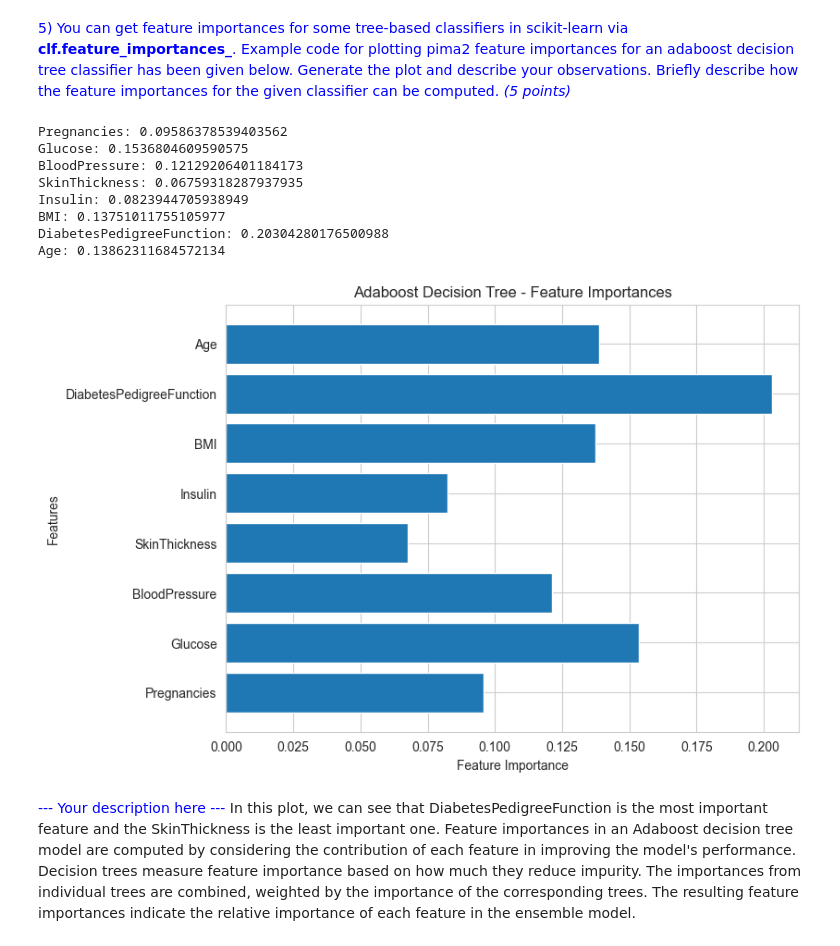
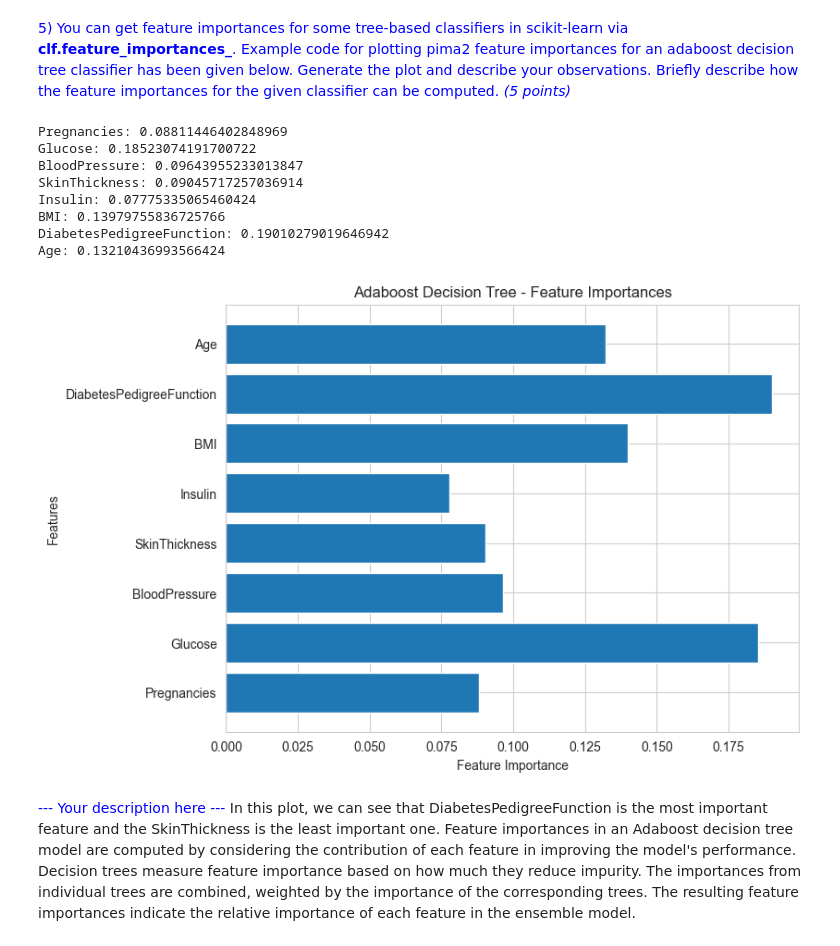
Before and after one commit to codingman-aiwass/data_mining, a Jupyter notebook: Assignment.ipynb, the cells around one changed output. Cells and saved outputs as stored; diff of their text form; code cells hidden in the pictures.

```diff
--- a/Assignment.ipynb
+++ b/Assignment.ipynb
@@ -560,37 +497,39 @@ And model after fine-tuning has reduced its tendency to make false positive pred
 <span style="color:blue">5) You can get feature importances for some tree-based classifiers in scikit-learn via **clf.feature_importances_**. Example code for plotting pima2 feature importances for an adaboost decision tree classifier has been given below. Generate the plot and describe your observations. Briefly describe how the feature importances for the given classifier can be computed. *(5 points)*</span>
 # %%
 # --- Your code here ---
+X = pima2.drop("Outcome",axis=1)
+y = pima2.Outcome
 X_train, X_test, y_train, y_test = train_test_split(X, y, test_size=0.25, random_state=0)
 # Build an Adaboost decision tree model
 base_model = DecisionTreeClassifier(max_depth=3)  # Define the base learner (decision tree)
 adaboost_model = AdaBoostClassifier(base_estimator=base_model, n_estimators=100)  # Build the Adaboost model
 adaboost_model.fit(X_train, y_train)  # Fit the model to the training data
 
 # Get feature importances
 feature_importances = adaboost_model.feature_importances_
 
 # Print feature importances
 for feature, importance in zip(X.columns, feature_importances):
     print(f"{feature}: {importance}")
 
 # Plot feature importances
 plt.figure(figsize=(8, 6))
 plt.barh(range(len(feature_importances)), feature_importances, align='center')
 plt.yticks(range(len(feature_importances)), X.columns)
 plt.xlabel('Feature Importance')
 plt.ylabel('Features')
 plt.title('Adaboost Decision Tree - Feature Importances')
 plt.show()
 # %% [output]
-Pregnancies: 0.09586378539403562
-Glucose: 0.1536804609590575
-BloodPressure: 0.12129206401184173
-SkinThickness: 0.06759318287937935
-Insulin: 0.0823944705938949
-BMI: 0.13751011755105977
-DiabetesPedigreeFunction: 0.20304280176500988
-Age: 0.13862311684572134
+Pregnancies: 0.08811446402848969
+Glucose: 0.18523074191700722
+BloodPressure: 0.09643955233013847
+SkinThickness: 0.09045717257036914
+Insulin: 0.07775335065460424
+BMI: 0.13979755836725766
+DiabetesPedigreeFunction: 0.19010279019646942
+Age: 0.13210436993566424
-[figure, old version]
+[figure, new version]
 # %% [markdown]
 <span style="color:blue">--- Your description here ---</span>
 In this plot, we can see that DiabetesPedigreeFunction is the most important feature and the SkinThickness is the least important one.
```
Also changed, not shown: parts of 15 cells of this notebook.
